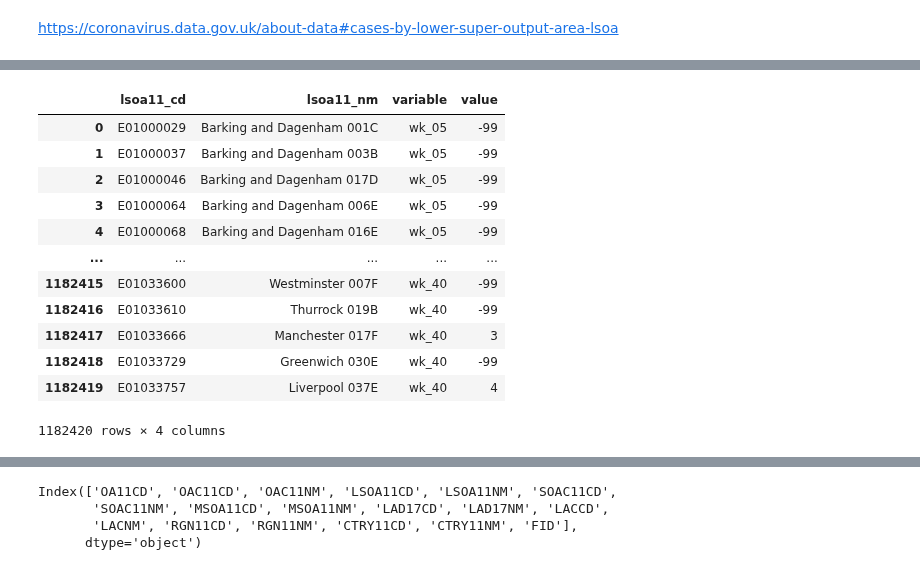
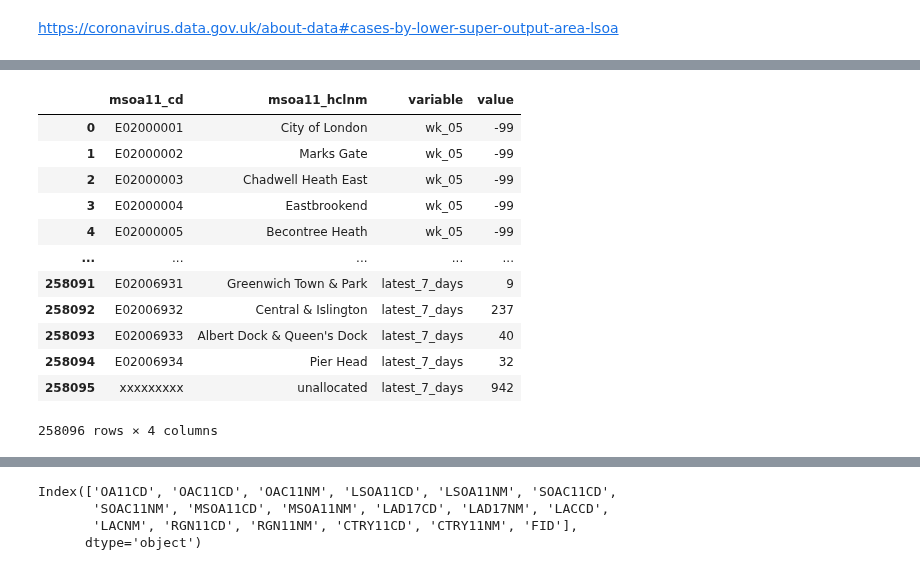
Before and after one commit to andrewcgaitskell/virus-data-voila, a Jupyter notebook: notebooks/Maps/PopLSOATrendData.ipynb, the cells around one changed output, grey strips where cells are left out. Drawn from its saved outputs; the diff is of its cells as text; code cells hidden in the pictures.

```diff
--- a/notebooks/Maps/PopLSOATrendData.ipynb
+++ b/notebooks/Maps/PopLSOATrendData.ipynb
@@ -33,16 +52,0 @@ lsoa_data = pd.melt(lsoa_latest_df, id_vars=id_vars_list, value_vars=all_columns
-# %%
-lsoa_data
-# %% [output]
-|  | lsoa11_cd | lsoa11_nm | variable | value |
-| 0 | E01000029 | Barking and Dagenham 001C | wk_05 | -99 |
-| 1 | E01000037 | Barking and Dagenham 003B | wk_05 | -99 |
-| 2 | E01000046 | Barking and Dagenham 017D | wk_05 | -99 |
-| 3 | E01000064 | Barking and Dagenham 006E | wk_05 | -99 |
-| 4 | E01000068 | Barking and Dagenham 016E | wk_05 | -99 |
-| ... | ... | ... | ... | ... |
-| 1182415 | E01033600 | Westminster 007F | wk_40 | -99 |
-| 1182416 | E01033610 | Thurrock 019B | wk_40 | -99 |
-| 1182417 | E01033666 | Manchester 017F | wk_40 | 3 |
-| 1182418 | E01033729 | Greenwich 030E | wk_40 | -99 |
-| 1182419 | E01033757 | Liverpool 037E | wk_40 | 4 |
-1182420 rows × 4 columns
@@ -51,0 +53,16 @@ lsoa_trend_data['weekasnumber'] = lsoa_trend_data['variable'].str[3:5].astype(in
+# %%
+msoa_data
+# %% [output]
+|  | msoa11_cd | msoa11_hclnm | variable | value |
+| 0 | E02000001 | City of London | wk_05 | -99 |
+| 1 | E02000002 | Marks Gate | wk_05 | -99 |
+| 2 | E02000003 | Chadwell Heath East | wk_05 | -99 |
+| 3 | E02000004 | Eastbrookend | wk_05 | -99 |
+| 4 | E02000005 | Becontree Heath | wk_05 | -99 |
+| ... | ... | ... | ... | ... |
+| 258091 | E02006931 | Greenwich Town & Park | latest_7_days | 9 |
+| 258092 | E02006932 | Central & Islington | latest_7_days | 237 |
+| 258093 | E02006933 | Albert Dock & Queen's Dock | latest_7_days | 40 |
+| 258094 | E02006934 | Pier Head | latest_7_days | 32 |
+| 258095 | xxxxxxxxx | unallocated | latest_7_days | 942 |
+258096 rows × 4 columns
```
Also changed, not shown: parts of 28 cells of this notebook, 10 other files.
